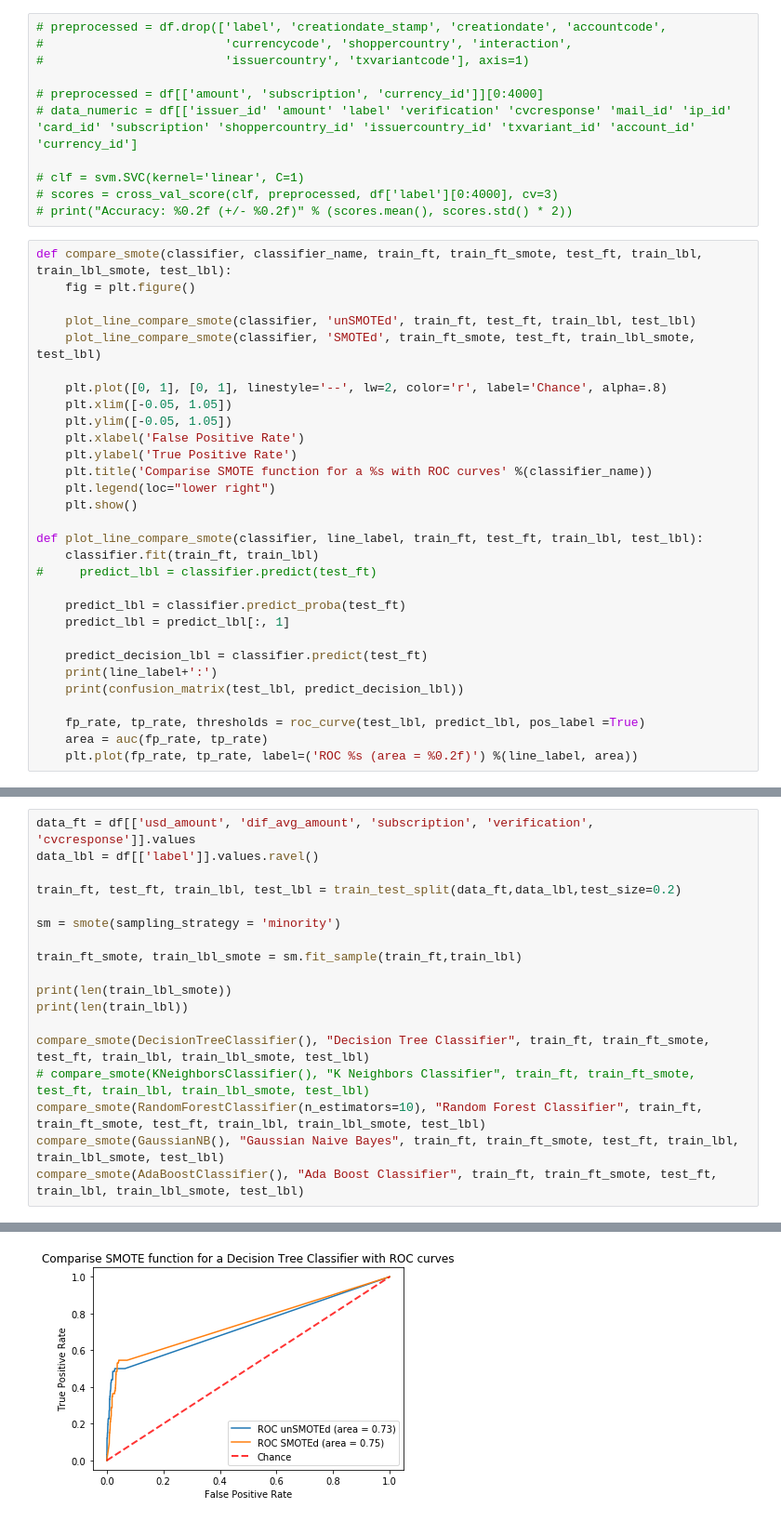
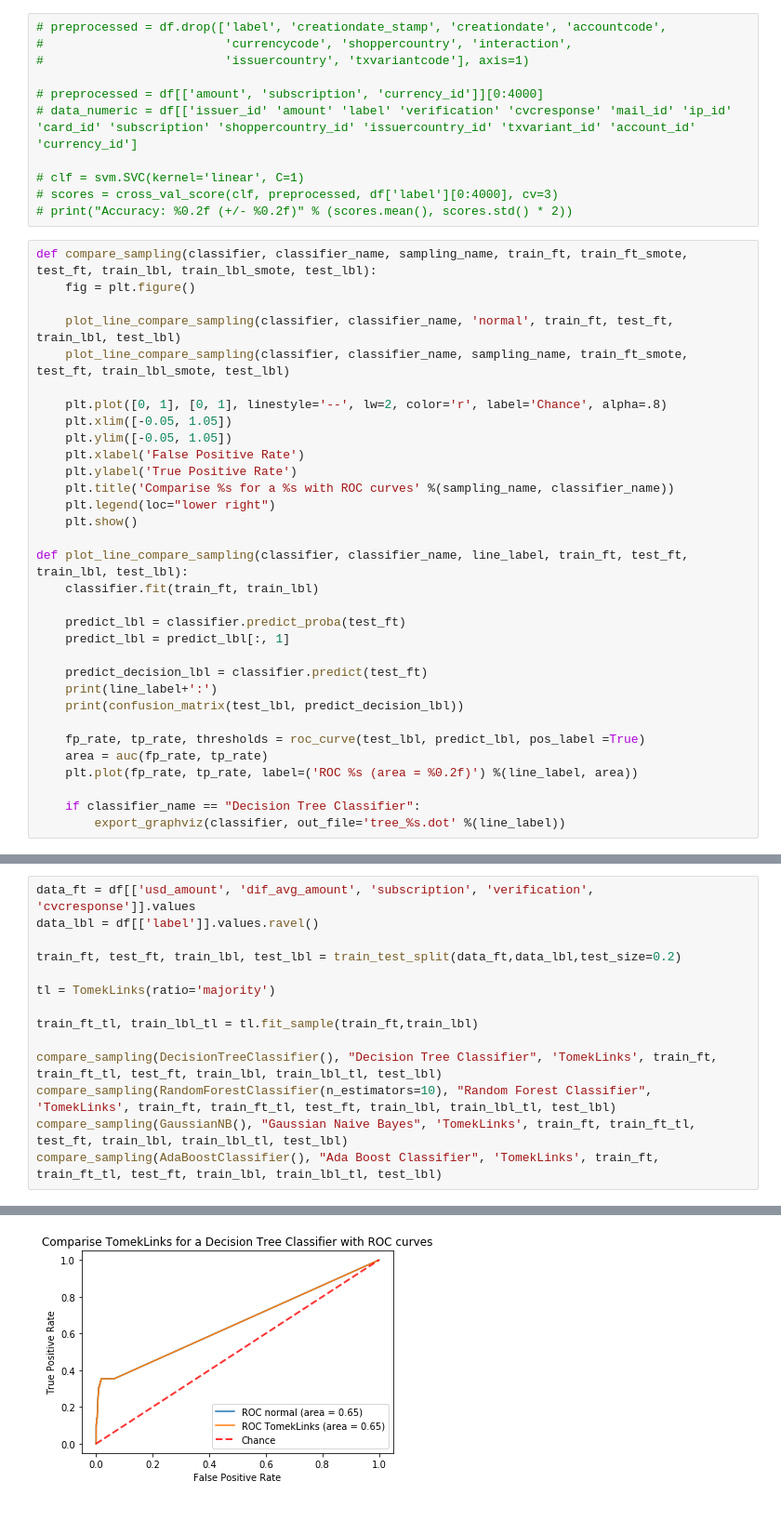
Before and after one commit to R-Graafmans/CDA_CS4035, a Jupyter notebook: Week 1 - Credit Card Fraud/Main-pandas.ipynb, the cells around one changed output, grey strips where cells are left out. Shown at 93% size. Cells and saved outputs as stored; diff of their text form.

Commit message:
Implemented different sampling methods

```diff
--- a/Week 1 - Credit Card Fraud/Main-pandas.ipynb
+++ b/Week 1 - Credit Card Fraud/Main-pandas.ipynb
@@ -210,24 +188,23 @@ df.corr(method='pearson')
 # scores = cross_val_score(clf, preprocessed, df['label'][0:4000], cv=3)
 # print("Accuracy: %0.2f (+/- %0.2f)" % (scores.mean(), scores.std() * 2))
 # %%
-def compare_smote(classifier, classifier_name, train_ft, train_ft_smote, test_ft, train_lbl, train_lbl_smote, test_lbl):
+def compare_sampling(classifier, classifier_name, sampling_name, train_ft, train_ft_smote, test_ft, train_lbl, train_lbl_smote, test_lbl):
     fig = plt.figure()
 
-    plot_line_compare_smote(classifier, 'unSMOTEd', train_ft, test_ft, train_lbl, test_lbl)
-    plot_line_compare_smote(classifier, 'SMOTEd', train_ft_smote, test_ft, train_lbl_smote, test_lbl)
+    plot_line_compare_sampling(classifier, classifier_name, 'normal', train_ft, test_ft, train_lbl, test_lbl)
+    plot_line_compare_sampling(classifier, classifier_name, sampling_name, train_ft_smote, test_ft, train_lbl_smote, test_lbl)
 
     plt.plot([0, 1], [0, 1], linestyle='--', lw=2, color='r', label='Chance', alpha=.8)
     plt.xlim([-0.05, 1.05])
     plt.ylim([-0.05, 1.05])
     plt.xlabel('False Positive Rate')
     plt.ylabel('True Positive Rate')
-    plt.title('Comparise SMOTE function for a %s with ROC curves' %(classifier_name))
+    plt.title('Comparise %s for a %s with ROC curves' %(sampling_name, classifier_name))
     plt.legend(loc="lower right")
     plt.show()
 
-def plot_line_compare_smote(classifier, line_label, train_ft, test_ft, train_lbl, test_lbl):
+def plot_line_compare_sampling(classifier, classifier_name, line_label, train_ft, test_ft, train_lbl, test_lbl):
     classifier.fit(train_ft, train_lbl)
-#     predict_lbl = classifier.predict(test_ft)
 
     predict_lbl = classifier.predict_proba(test_ft)
     predict_lbl = predict_lbl[:, 1]
@@ -239,3 +216,6 @@ def plot_line_compare_smote(classifier, line_label, train_ft, test_ft, train_lbl
     fp_rate, tp_rate, thresholds = roc_curve(test_lbl, predict_lbl, pos_label =True)
     area = auc(fp_rate, tp_rate)
     plt.plot(fp_rate, tp_rate, label=('ROC %s (area = %0.2f)') %(line_label, area))
+
+    if classifier_name == "Decision Tree Classifier":
+        export_graphviz(classifier, out_file='tree_%s.dot' %(line_label))
@@ -245,16 +312,12 @@ data_lbl = df[['label']].values.ravel()
 
 train_ft, test_ft, train_lbl, test_lbl = train_test_split(data_ft,data_lbl,test_size=0.2)
 
-sm = smote(sampling_strategy = 'minority')
+tl = TomekLinks(ratio='majority')
 
-train_ft_smote, train_lbl_smote = sm.fit_sample(train_ft,train_lbl)
+train_ft_tl, train_lbl_tl = tl.fit_sample(train_ft,train_lbl)
 
-print(len(train_lbl_smote))
-print(len(train_lbl))
-
-compare_smote(DecisionTreeClassifier(), "Decision Tree Classifier", train_ft, train_ft_smote, test_ft, train_lbl, train_lbl_smote, test_lbl)
-# compare_smote(KNeighborsClassifier(), "K Neighbors Classifier", train_ft, train_ft_smote, test_ft, train_lbl, train_lbl_smote, test_lbl)
-compare_smote(RandomForestClassifier(n_estimators=10), "Random Forest Classifier", train_ft, train_ft_smote, test_ft, train_lbl, train_lbl_smote, test_lbl)
-compare_smote(GaussianNB(), "Gaussian Naive Bayes", train_ft, train_ft_smote, test_ft, train_lbl, train_lbl_smote, test_lbl)
-compare_smote(AdaBoostClassifier(), "Ada Boost Classifier", train_ft, train_ft_smote, test_ft, train_lbl, train_lbl_smote, test_lbl)
+compare_sampling(DecisionTreeClassifier(), "Decision Tree Classifier", 'TomekLinks', train_ft, train_ft_tl, test_ft, train_lbl, train_lbl_tl, test_lbl)
+compare_sampling(RandomForestClassifier(n_estimators=10), "Random Forest Classifier", 'TomekLinks', train_ft, train_ft_tl, test_ft, train_lbl, train_lbl_tl, test_lbl)
+compare_sampling(GaussianNB(), "Gaussian Naive Bayes", 'TomekLinks', train_ft, train_ft_tl, test_ft, train_lbl, train_lbl_tl, test_lbl)
+compare_sampling(AdaBoostClassifier(), "Ada Boost Classifier", 'TomekLinks', train_ft, train_ft_tl, test_ft, train_lbl, train_lbl_tl, test_lbl)
 # %% [output]
@@ -269 +330 @@ SMOTEd:
-[figure, old version]
+[figure, new version]
```
Also changed, not shown: parts of 7 cells of this notebook, 1 other file.
